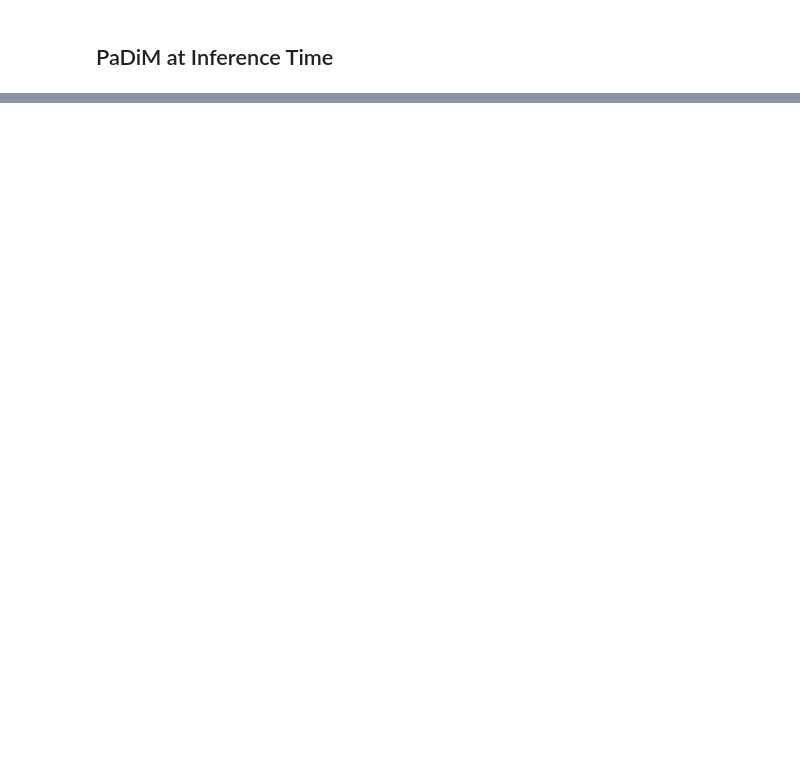
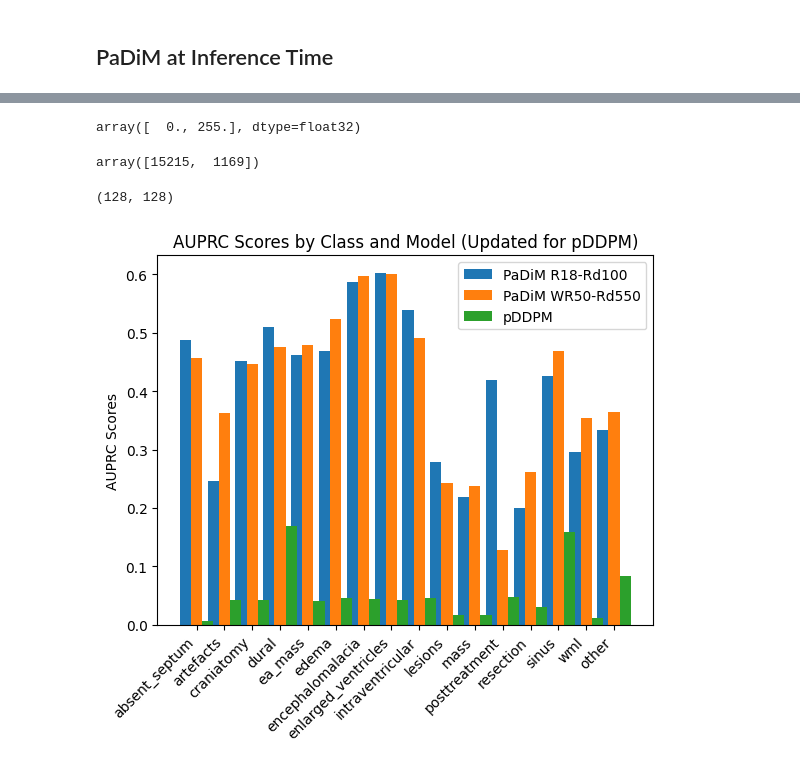
Before and after one commit to ardamamur/Unsupervised-Anomaly-Detection-in-Medical-Images-via-PaDiM, a Jupyter notebook: backup/main.ipynb, the cells around one changed output, grey strips where cells are left out. Saved outputs shown, nothing was run; the diff lists cells and outputs as text; code cells hidden in the pictures; blank space fills up the shorter version.

```diff
--- a/backup/main.ipynb
+++ b/backup/main.ipynb
@@ -357,0 +395,69 @@ KeyboardInterrupt:
+# %%
+unique
+# %% [output]
+array([  0., 255.], dtype=float32)
+# %%
+counts
+# %% [output]
+array([15215,  1169])
+# %%
+scores[164].shape
+# %% [output]
+(128, 128)
+# %%
+# Re-importing matplotlib and numpy after code execution state reset
+import matplotlib.pyplot as plt
+import numpy as np
+
+# Provided AUPRC scores for each class for each model, including updated scores for pDDPM
+classes = ["absent_septum", "artefacts", "craniatomy", "dural", "ea_mass", "edema",
+           "encephalomalacia", "enlarged_ventricles", "intraventricular", "lesions",
+           "mass", "posttreatment", "resection", "sinus", "wml", "other"]
+
+# PaDiM R18-Rd100 AUPRC scores
+auprc_r18 = [0.488, 0.246, 0.451, 0.509, 0.461, 0.469, 0.586, 0.602, 0.539, 0.278,
+             0.218, 0.419, 0.200, 0.426, 0.296, 0.333]
+
+# PaDiM WR50-Rd550 AUPRC scores
+auprc_wr50 = [0.456, 0.363, 0.447, 0.476, 0.479, 0.524, 0.596, 0.601, 0.490, 0.242,
+              0.237, 0.129, 0.262, 0.469, 0.354, 0.365]
+
+# Updated pDDPM AUPRC scores
+auprc_pddpm_updated = [
+    0.00714111328125,  # absent_septum
+    0.0433818128124417,  # artefacts
+    0.04284882845797554,  # craniatomy
+    0.16844659874868526,  # dural
+    0.04090697212848139,  # ea_mass
+    0.045745656264834636,  # edema
+    0.04443676247413981,  # encephalomalacia
+    0.04310527996597725,  # enlarged_ventricles
+    0.04609556128363375,  # intraventricular
+    0.016443820083089998,  # lesions
+    0.017829118859905933,  # mass
+    0.048262317626730764,  # posttreatment
+    0.030377333175723546,  # resection
+    0.158969232468378,  # sinus
+    0.011820732862429512,  # wml
+    0.08312238039515592  # other
+]
+
+# Plotting
+x = np.arange(len(classes))  # the label locations
+width = 0.4  # the width of the bars
+
+fig, ax = plt.subplots()
+rects1 = ax.bar(x - width, auprc_r18, width, label='PaDiM R18-Rd100')
+rects2 = ax.bar(x, auprc_wr50, width, label='PaDiM WR50-Rd550')
+rects3 = ax.bar(x + width, auprc_pddpm_updated, width, label='pDDPM')
+
+# Add some text for labels, title and custom x-axis tick labels
+ax.set_ylabel('AUPRC Scores')
+ax.set_title('AUPRC Scores by Class and Model (Updated for pDDPM)')
+ax.set_xticks(x)
+ax.set_xticklabels(classes, rotation=45, ha="right")
+ax.legend()
+
+plt.show()
+# %% [output]
+[figure, added]
```
Also changed, not shown: parts of 50 cells of this notebook, 19 other files.
